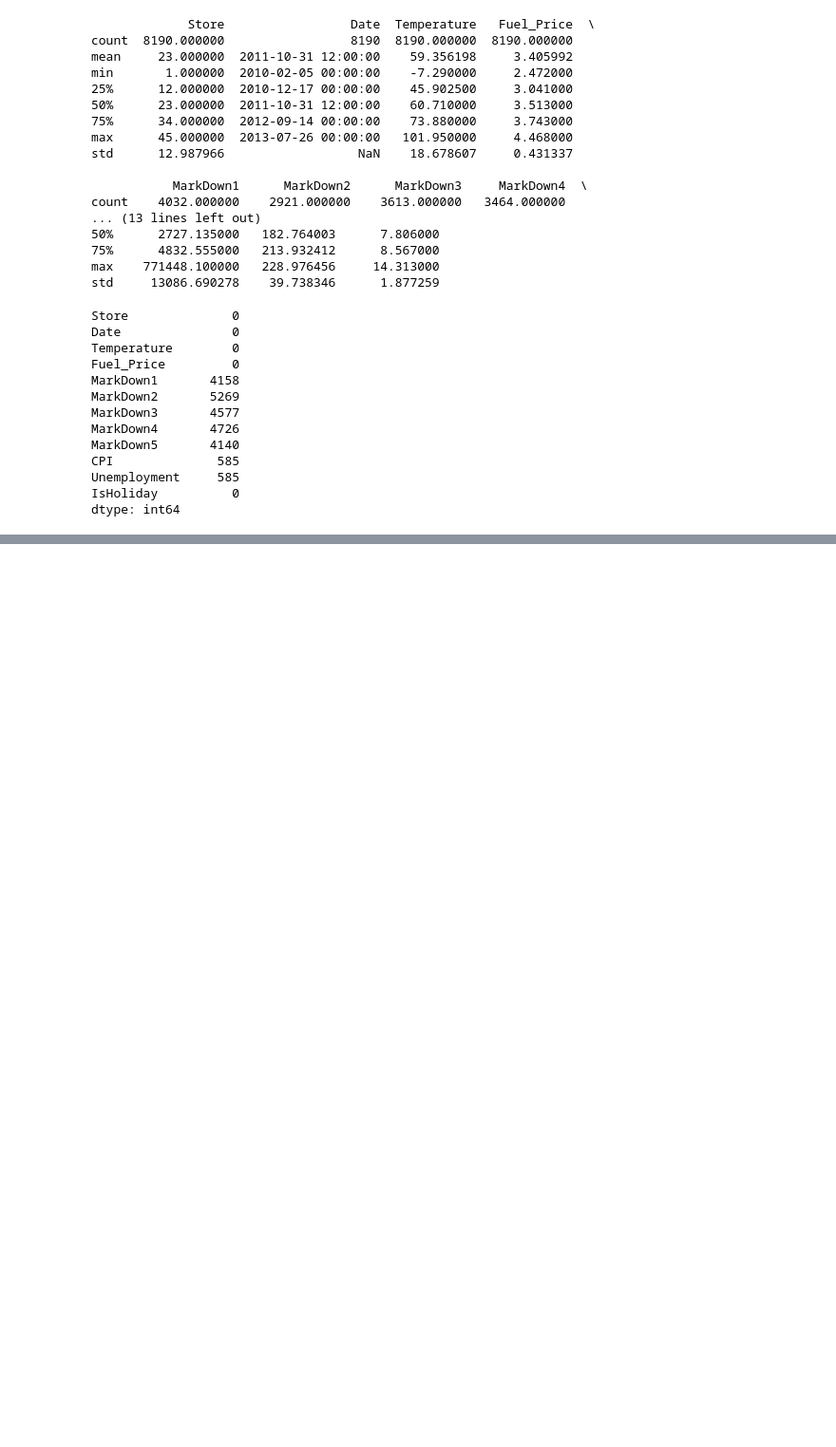
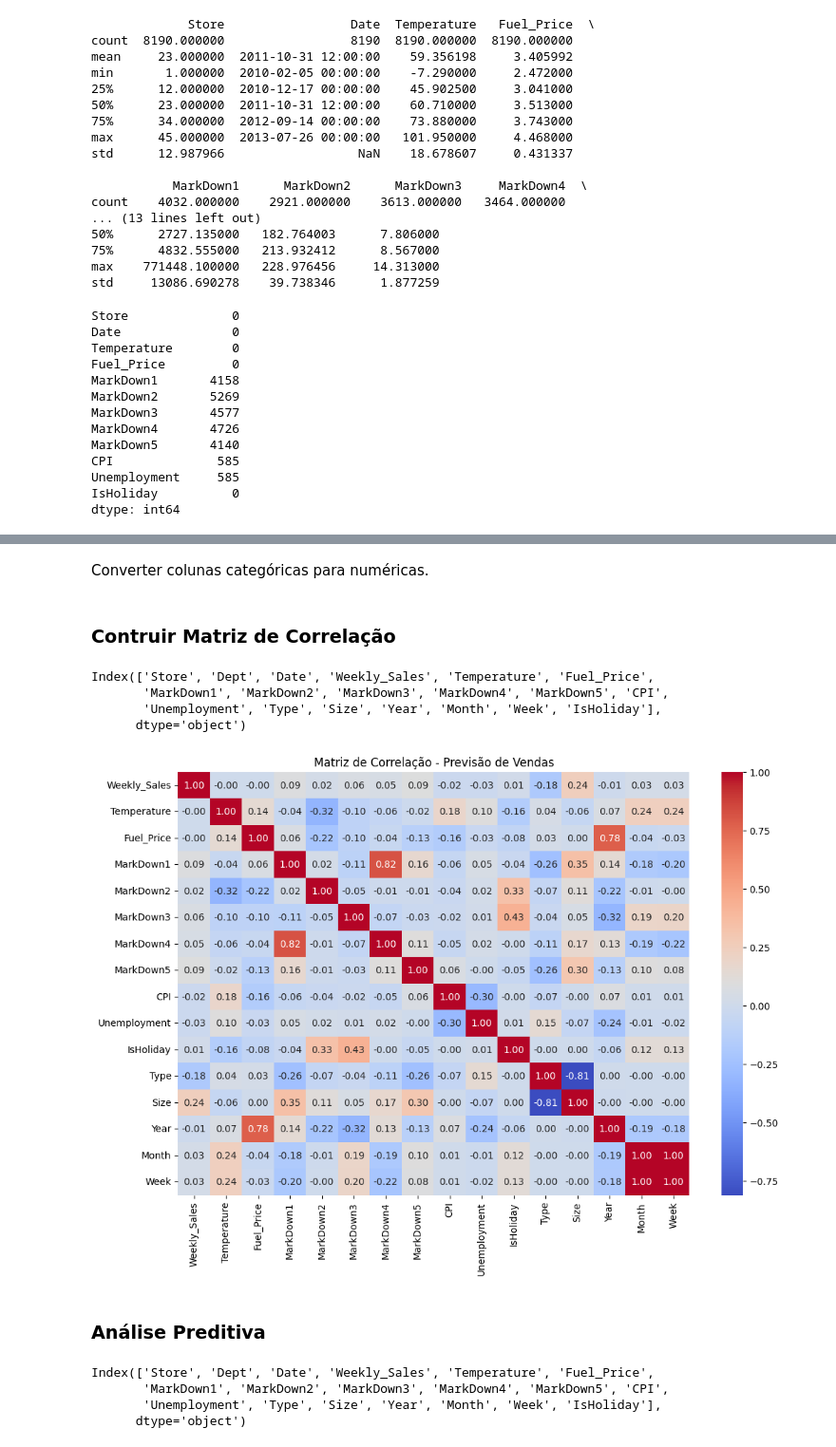
Before and after one commit to danmoura27/kaggle_walmart, a Jupyter notebook: walmart.ipynb, the cells around one changed output, grey strips where cells are left out. Shown at 95% size. Drawn from its saved outputs; the diff is of its cells as text; code cells hidden in the pictures; blank space fills up the shorter version.

Commit message:
Análise dados, pré-processamento, correlação e análise preditiva

```diff
--- a/walmart.ipynb
+++ b/walmart.ipynb
@@ -94,0 +387,6 @@ dtype: int64
+# %%
+# Extrair features temporais: Ano, Mês e Semana (isso pode ajudar na análise preditiva)
+merged_df['Year']  = merged_df['Date'].dt.year
+merged_df['Month'] = merged_df['Date'].dt.month
+merged_df['Week']  = merged_df['Date'].dt.isocalendar().week
+print(merged_df.info())
@@ -94,0 +434,50 @@ dtype: int64
+# %%
+merged_df['IsHoliday'] = merged_df['IsHoliday_x']
+merged_df.drop(['IsHoliday_x', 'IsHoliday_y'], axis=1, inplace=True)
+# %% [markdown]
+Converter colunas categóricas para numéricas.
+# %%
+# Converter 'IsHoliday' que está como boolean para 0/1:
+merged_df['IsHoliday'] = merged_df['IsHoliday'].astype(int)
+# %%
+# Para a coluna 'Type' do df_stores, que indica o tipo de loja (ex.: A, B, C), vamos transformá-la em códigos numéricos.
+merged_df['Type'] = merged_df['Type'].astype('category').cat.codes
+# %% [markdown]
+### Contruir Matriz de Correlação
+# %%
+merged_df.columns
+# %% [output]
+Index(['Store', 'Dept', 'Date', 'Weekly_Sales', 'Temperature', 'Fuel_Price',
+       'MarkDown1', 'MarkDown2', 'MarkDown3', 'MarkDown4', 'MarkDown5', 'CPI',
+       'Unemployment', 'Type', 'Size', 'Year', 'Month', 'Week', 'IsHoliday'],
+      dtype='object')
+# %%
+# Selecionando as colunas que serão analisadas;
+# Excluímos 'Date' para correlação, mas mantendo as features temporais:
+features_for_corr = [
+    'Weekly_Sales', 'Temperature', 'Fuel_Price', 'MarkDown1', 'MarkDown2',
+    'MarkDown3', 'MarkDown4', 'MarkDown5', 'CPI', 'Unemployment',
+    'IsHoliday', 'Type', 'Size', 'Year', 'Month', 'Week'
+]
+
+corr_df = merged_df[features_for_corr].copy()
+
+# Calcular a matriz de correlação
+correlation_matrix = corr_df.corr()
+
+# Exibir a matriz com o heatmap
+plt.figure(figsize=(12,8))
+sns.heatmap(correlation_matrix, annot=True, fmt='.2f', cmap='coolwarm')
+plt.title("Matriz de Correlação - Previsão de Vendas")
+plt.show()
+# %% [output]
+[figure, added]
+# %% [markdown]
+### Análise Preditiva
+# %%
+merged_df.columns
+# %% [output]
+Index(['Store', 'Dept', 'Date', 'Weekly_Sales', 'Temperature', 'Fuel_Price',
+       'MarkDown1', 'MarkDown2', 'MarkDown3', 'MarkDown4', 'MarkDown5', 'CPI',
+       'Unemployment', 'Type', 'Size', 'Year', 'Month', 'Week', 'IsHoliday'],
+      dtype='object')
```
Also changed, not shown: parts of 49 cells of this notebook.
